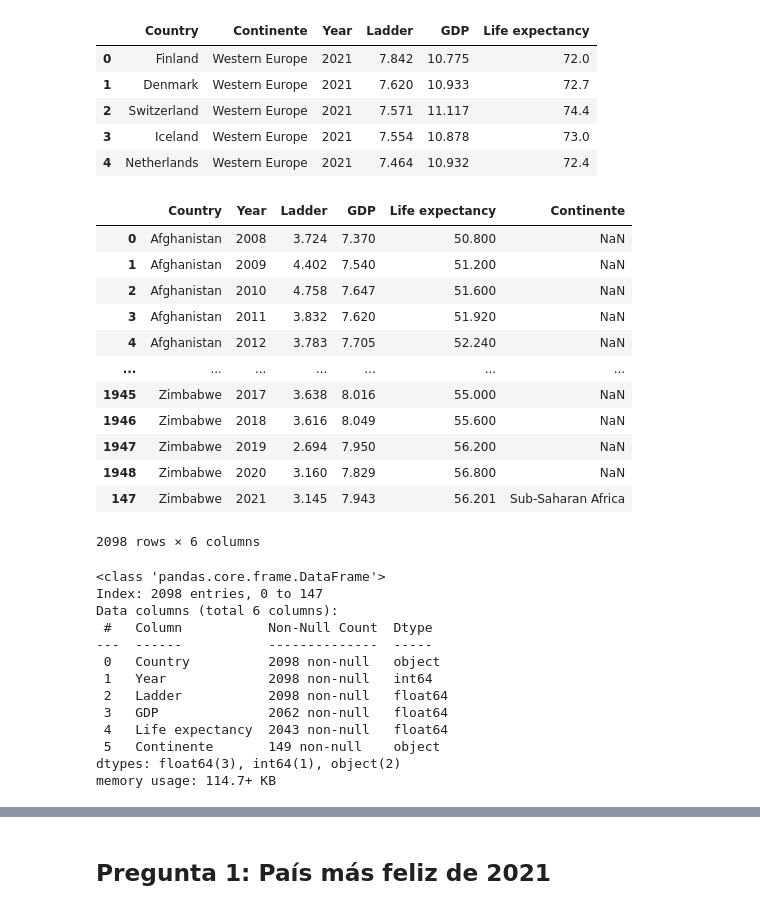
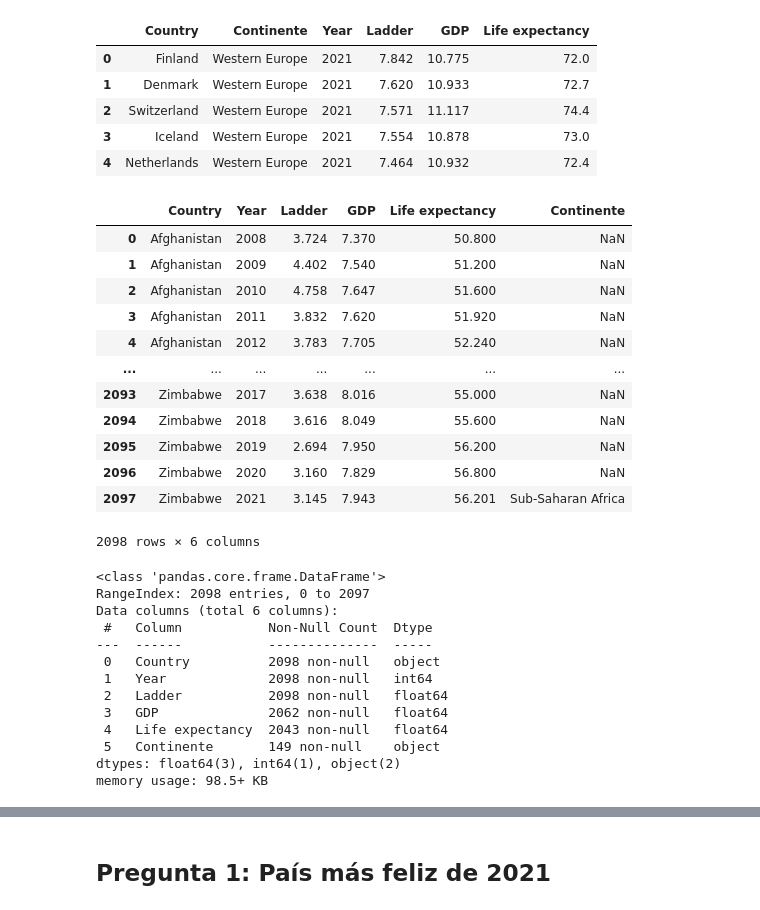
Before and after one commit to ferkuellar/BigData-Procesing, a Jupyter notebook: proyecto.ipynb, the cells around one changed output, grey strips where cells are left out. Cells and saved outputs as stored; diff of their text form; code cells hidden in the pictures.

```diff
--- a/proyecto.ipynb
+++ b/proyecto.ipynb
@@ -67,21 +67,21 @@ f_df2.head()
 # %%
 # Concatenar DataFrames y ordenar
 
-df_maestro = pd.concat([f_df1, f_df2]).sort_values(by=["Country", "Year"])
+df_maestro = pd.concat([f_df1, f_df2]).sort_values(by=["Country", "Year"]).reset_index(drop=True)
 df_maestro
 # %% [output]
 |  | Country | Year | Ladder | GDP | Life expectancy | Continente |
 | 0 | Afghanistan | 2008 | 3.724 | 7.370 | 50.800 | NaN |
 | 1 | Afghanistan | 2009 | 4.402 | 7.540 | 51.200 | NaN |
 | 2 | Afghanistan | 2010 | 4.758 | 7.647 | 51.600 | NaN |
 | 3 | Afghanistan | 2011 | 3.832 | 7.620 | 51.920 | NaN |
 | 4 | Afghanistan | 2012 | 3.783 | 7.705 | 52.240 | NaN |
 | ... | ... | ... | ... | ... | ... | ... |
-| 1945 | Zimbabwe | 2017 | 3.638 | 8.016 | 55.000 | NaN |
-| 1946 | Zimbabwe | 2018 | 3.616 | 8.049 | 55.600 | NaN |
-| 1947 | Zimbabwe | 2019 | 2.694 | 7.950 | 56.200 | NaN |
-| 1948 | Zimbabwe | 2020 | 3.160 | 7.829 | 56.800 | NaN |
-| 147 | Zimbabwe | 2021 | 3.145 | 7.943 | 56.201 | Sub-Saharan Africa |
+| 2093 | Zimbabwe | 2017 | 3.638 | 8.016 | 55.000 | NaN |
+| 2094 | Zimbabwe | 2018 | 3.616 | 8.049 | 55.600 | NaN |
+| 2095 | Zimbabwe | 2019 | 2.694 | 7.950 | 56.200 | NaN |
+| 2096 | Zimbabwe | 2020 | 3.160 | 7.829 | 56.800 | NaN |
+| 2097 | Zimbabwe | 2021 | 3.145 | 7.943 | 56.201 | Sub-Saharan Africa |
 2098 rows × 6 columns
 # %%
 # Información del DataFrame concatenado
@@ -89,7 +89,7 @@ df_maestro
 df_maestro.info()
 # %% [output]
 <class 'pandas.core.frame.DataFrame'>
-Index: 2098 entries, 0 to 147
+RangeIndex: 2098 entries, 0 to 2097
 Data columns (total 6 columns):
  #   Column           Non-Null Count  Dtype
 ---  ------           --------------  -----
@@ -100,7 +100,7 @@ Data columns (total 6 columns):
  4   Life expectancy  2043 non-null   float64
  5   Continente       149 non-null    object
 dtypes: float64(3), int64(1), object(2)
-memory usage: 114.7+ KB
+memory usage: 98.5+ KB
 # %%
 # Verificar si hay valores nulos en GDP
 
```
Also changed, not shown: parts of 18 cells of this notebook.
